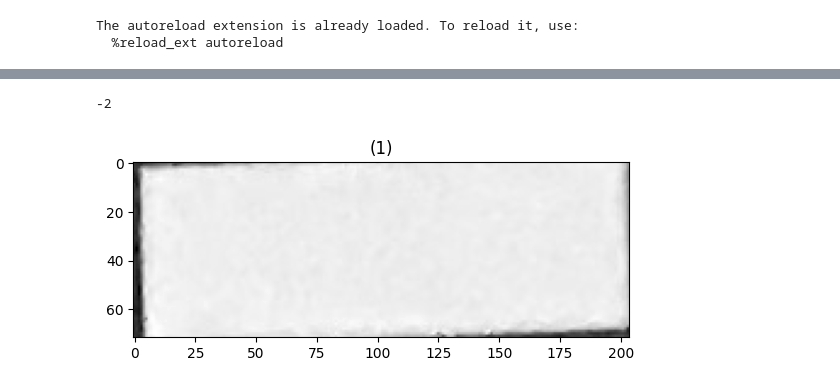
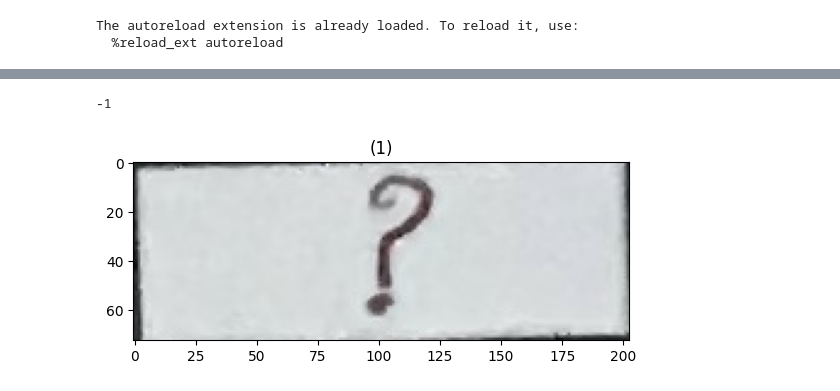
Before and after one commit to AhmedAlaa2024/Grade-Auto-Filler, a Jupyter notebook: Code/detectionPhase.ipynb, the cells around one changed output, grey strips where cells are left out. Drawn from its saved outputs; the diff is of its cells as text; code cells hidden in the pictures.

Commit message:
Optimize the detection phase

```diff
--- a/Code/detectionPhase.ipynb
+++ b/Code/detectionPhase.ipynb
@@ -131,18 +131,11 @@ def detectHorizontalLines(img):
 # %%
 def detectRightMark(img):
 	'''
-	img: Gray level image given to detect if it was right mark => True
+	img: Preprocessed image given to detect if it was right mark => True
 	'''
-	img = cv2.GaussianBlur(img, (5,5), 0)
-	_, img_bin = cv2.threshold(img, 0, 255, cv2.THRESH_BINARY | cv2.THRESH_OTSU)
-	img_bin = 255 - img_bin
-	img_bin[0:10,:] = 0
-	img_bin[-10:,:] = 0
-	img_bin[:, 0:20] = 0
-	img_bin[:, -20:] = 0
 
 	erodeKernel = np.ones((3,3),np.uint8)
-	erosion = cv2.erode(img_bin, erodeKernel, iterations=1)
+	erosion = cv2.erode(img, erodeKernel, iterations=1)
 
 	kernel = np.array([
 		[0,0,0,0,0,0,1],
@@ -164,6 +157,3 @@ def detectRightMark(img):
 	verticalResult = len(verticalContours)
 
 	return (verticalResult == 1 and diagonalResult == 1)
-
-img = cv2.imread("./Samples/Detection phase samples/right.png", cv2.IMREAD_GRAYSCALE)
-print(detectRightMark(img))
@@ -258,42 +208,56 @@ True
 # %%
 def detectCell(img):
+	'''
+	img: Original cell from the table
+	return => Data of that cell after processing it
+	'''
+	# Preprocess the given image
+	gray = cv2.cvtColor(img, cv2.COLOR_BGR2GRAY)
+	gray = cv2.GaussianBlur(gray, (5,5), 0)
+	img_bin = cv2.threshold(gray, 0, 255, cv2.THRESH_BINARY | cv2.THRESH_OTSU)[1]
+	img_bin = 255 - img_bin
+	img_bin[0:7,:] = 0
+	img_bin[-7:,:] = 0
+	img_bin[:, 0:20] = 0
+	img_bin[:, -20:] = 0
+
 	# Try to detect right mark
-	rightMark = detectRightMark(img)
+	rightMark = detectRightMark(img_bin)
 	if rightMark:
 		return 5
 
 	# Try to detect boxes
-	box = detectBoxs(img)
+	box = detectBoxs(img_bin)
 	if box:
 		return 0
 
 	# Try to detect question mark
-	questionMark = detectQuestionMark(img)
+	questionMark = detectQuestionMark(img_bin)
 	if questionMark:
 		return -1
 
 	# Try to detect minus
-	horizontalLines = detectHorizontalLines(img)
+	horizontalLines = detectHorizontalLines(img_bin)
 	if horizontalLines == 1:
 		return 0
 	elif horizontalLines != 0:
 		return (5 - horizontalLines)
 
-	verticalLines = detectVerticalLines(img)
+	verticalLines = detectVerticalLines(img_bin)
 	if verticalLines != 0:
 		return verticalLines
 
 	# Else => Empty cell
 	return -2
 
 
-# img = cv2.imread("./Samples/Detection phase samples/question mark.png", cv2.IMREAD_GRAYSCALE)
-# img = cv2.imread("./Samples/Detection phase samples/right.png", cv2.IMREAD_GRAYSCALE)
-# img = cv2.imread("./Samples/Detection phase samples/vertical lines1.png", cv2.IMREAD_GRAYSCALE)
-# img = cv2.imread("./Samples/Detection phase samples/horizontal lines1.png", cv2.IMREAD_GRAYSCALE)
-img = cv2.imread("./Samples/Detection phase samples/empty.png", cv2.IMREAD_GRAYSCALE)
+# img = cv2.imread("./Samples/Detection phase samples/question mark.png")
+# img = cv2.imread("./Samples/Detection phase samples/right.png")
+# img = cv2.imread("./Samples/Detection phase samples/vertical lines.png")
+# img = cv2.imread("./Samples/Detection phase samples/horizontal lines.png")
+# img = cv2.imread("./Samples/Detection phase samples/empty.png")
 print(detectCell(img))
 show_images([img])
 # %% [output]
--2
+-1
-[figure, old version]
+[figure, new version]
```
Also changed, not shown: parts of 3 cells of this notebook.
